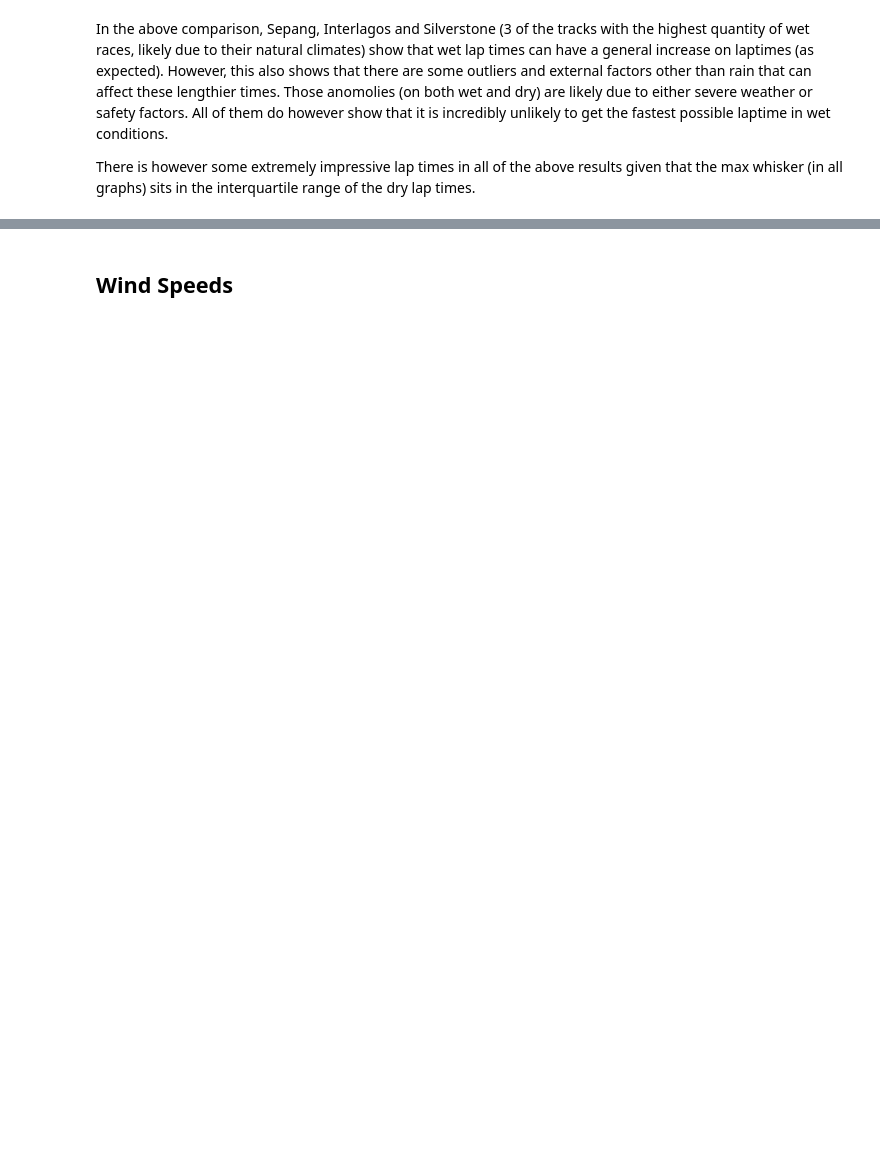
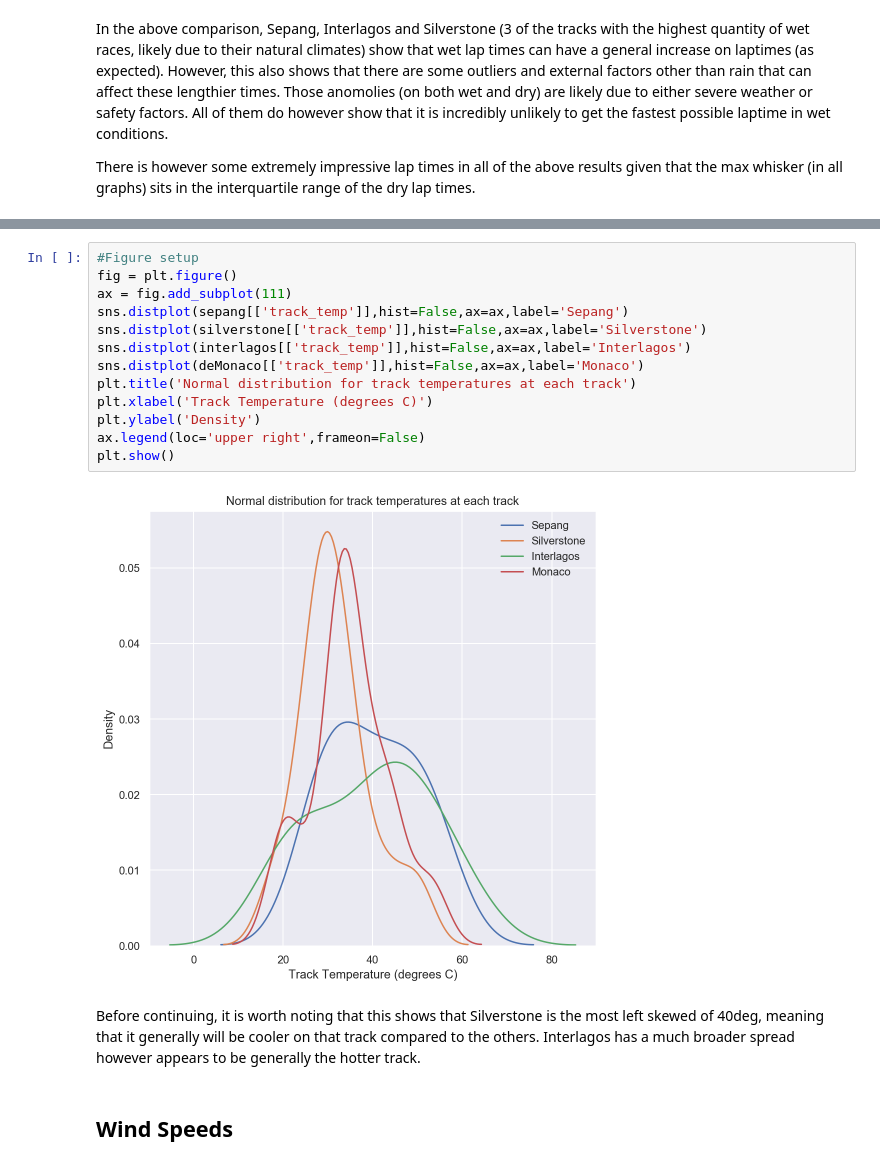
Before and after one commit to floeck/f1-weather-analysis, a Jupyter notebook: notebooks/V10FTW_Group.ipynb, the cells around one changed output, grey strips where cells are left out. Cells and saved outputs as stored; diff of their text form; blank space fills up the shorter version.

```diff
--- a/notebooks/V10FTW_Group.ipynb
+++ b/notebooks/V10FTW_Group.ipynb
@@ -269,2 +279,19 @@ There is however some extremely impressive lap times in all of the above results
+# %%
+#Figure setup
+fig = plt.figure()
+ax = fig.add_subplot(111)
+sns.distplot(sepang[['track_temp']],hist=False,ax=ax,label='Sepang')
+sns.distplot(silverstone[['track_temp']],hist=False,ax=ax,label='Silverstone')
+sns.distplot(interlagos[['track_temp']],hist=False,ax=ax,label='Interlagos')
+sns.distplot(deMonaco[['track_temp']],hist=False,ax=ax,label='Monaco')
+plt.title('Normal distribution for track temperatures at each track')
+plt.xlabel('Track Temperature (degrees C)')
+plt.ylabel('Density')
+ax.legend(loc='upper right',frameon=False)
+plt.show()
+# %% [output]
+[figure, added]
+# %% [markdown]
+Before continuing, it is worth noting that this shows that Silverstone is the most left skewed of 40deg, meaning that it generally will be cooler on that track compared to the others. Interlagos has a much broader spread however appears to be generally the hotter track.
 # %% [markdown]
 <h2>Wind Speeds</h2>
```
Also changed, not shown: parts of 7 cells of this notebook.
